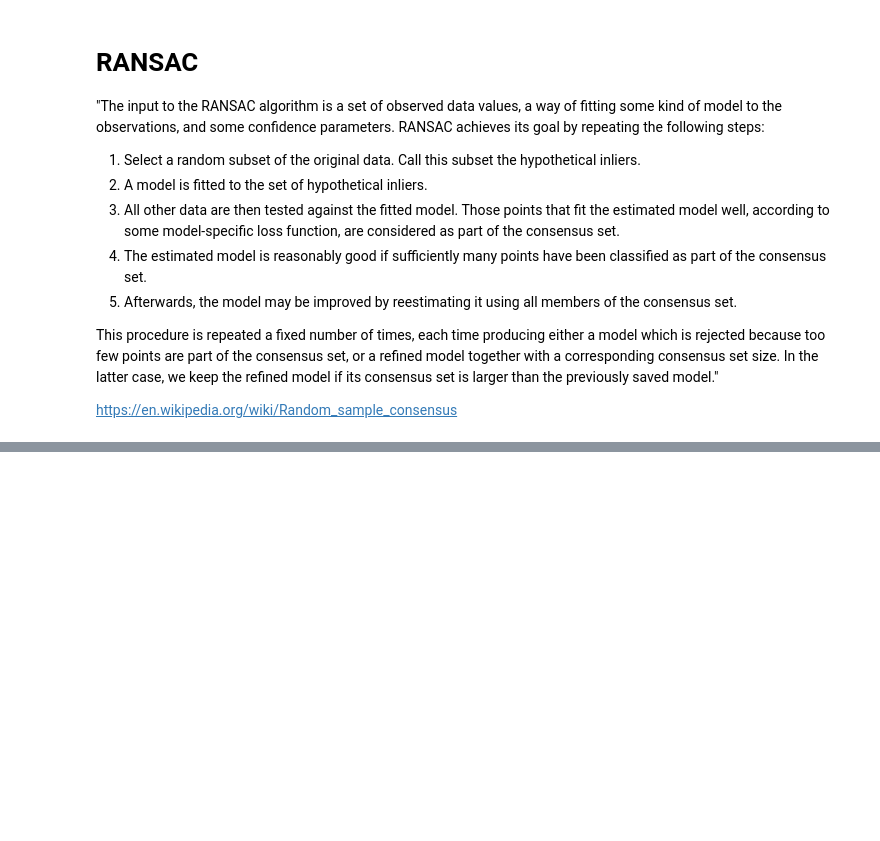
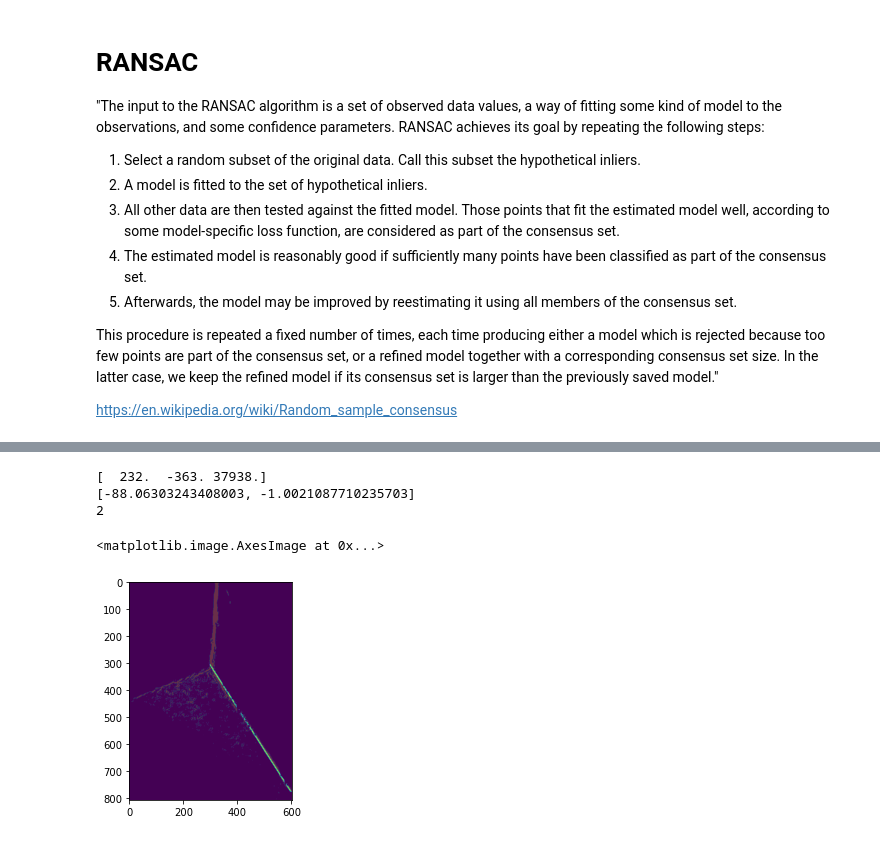
Before and after one commit to Tsmorz/computer-vision, a Jupyter notebook: Project 2/CV Project 2.ipynb, the cells around one changed output, grey strips where cells are left out. Saved outputs shown, nothing was run; the diff lists cells and outputs as text; code cells hidden in the pictures; blank space fills up the shorter version.

```diff
--- a/Project 2/CV Project 2.ipynb
+++ b/Project 2/CV Project 2.ipynb
@@ -237,0 +194,22 @@ plt.imshow(mask, cmap='gray')
+# %%
+edgels = np.where(mask==1)
+edgels = np.array(edgels).T
+
+# Execute RANSAC
+e = 0.75
+model = 2
+threshold = 5
+inliers = RANSAC(edgels,e,model,threshold)
+print(model)
+
+# Plot the results
+good = np.zeros([mask.shape[0], mask.shape[1]])
+good[inliers[:,0], inliers[:,1]] = 1
+plt.imshow(mask)
+plt.imshow(good, alpha = 0.8)
+# %% [output]
+[  232.  -363. 37938.]
+[-88.06303243408003, -1.0021087710235703]
+2
+<matplotlib.image.AxesImage at 0x...>
+[figure, added]
```
Also changed, not shown: parts of 11 cells of this notebook.
